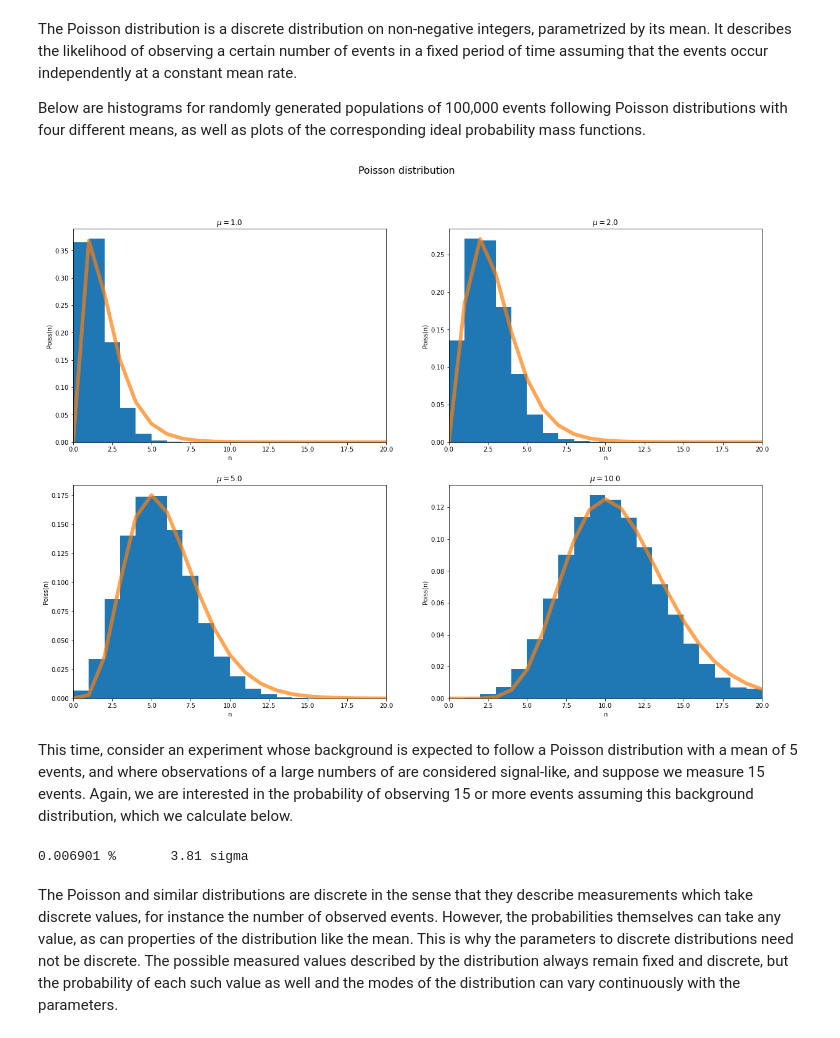
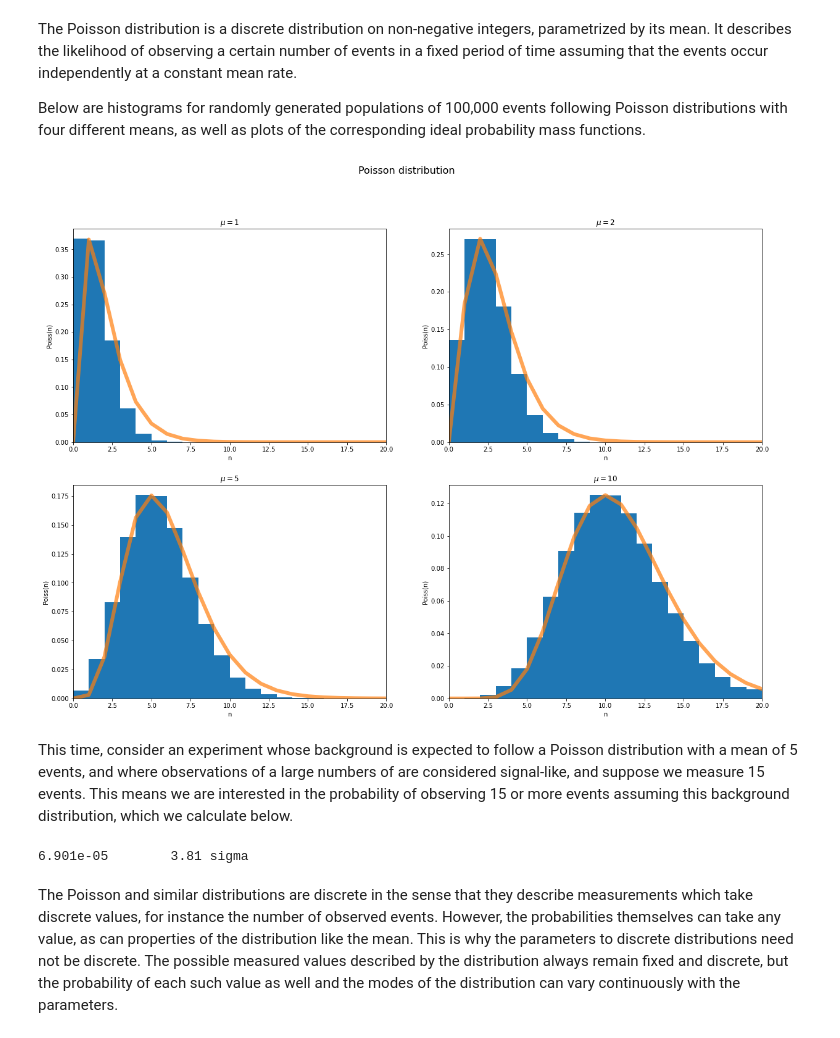
Before and after one commit to daultmccoy/phys434, a Jupyter notebook: Lab1.ipynb, the cells around one changed output. Saved outputs shown, nothing was run; the diff lists cells and outputs as text; code cells hidden in the pictures.

```diff
--- a/Lab1.ipynb
+++ b/Lab1.ipynb
@@ -87,32 +85,32 @@ Below are histograms for randomly generated populations of 100,000 events follow
 # %%
 xmin = 0
 xmax = 20
 x = range(0,xmax+1)
 
-mus = [1.0, 2.0, 5.0, 10.0]
+mus = [1, 2, 5, 10]
 
 fig, axs = plt.subplots(2,2, figsize=(20,14))
 for mu, ax in zip(mus, axs.flatten()):
     d = stats.poisson.rvs(mu, size=100000)
     ax.set_xlim([xmin,xmax])
     ax.hist(d, x, histtype='stepfilled', density=True)
     ax.plot(x, stats.poisson.pmf(mu,x), linewidth=6, alpha=0.7)
     ax.set_xlabel("n")
     ax.set_ylabel("Poiss(n)")
     ax.set_title(f"$\mu = {mu}$")
 fig.suptitle("Poisson distribution", fontsize=16)
 
 plt.show()
 # %% [output]
-[figure, old version]
+[figure, new version]
 # %% [markdown]
-This time, consider an experiment whose background is expected to follow a Poisson distribution with a mean of 5 events, and where observations of a large numbers of are considered signal-like, and suppose we measure 15 events. Again, we are interested in the probability of observing 15 or more events assuming this background distribution, which we calculate below.
+This time, consider an experiment whose background is expected to follow a Poisson distribution with a mean of 5 events, and where observations of a large numbers of are considered signal-like, and suppose we measure 15 events. This means we are interested in the probability of observing 15 or more events assuming this background distribution, which we calculate below.
 # %%
 measurement = 15
 prob = stats.poisson.sf(measurement, 5)
 sigma = stats.norm.isf(prob)
-print(f"{prob*100:.4} % \t {sigma:.3} sigma")
+print(f"{prob:.4} \t {sigma:.3} sigma")
 # %% [output]
-0.006901 %       3.81 sigma
+6.901e-05        3.81 sigma
 # %% [markdown]
 The Poisson and similar distributions are discrete in the sense that they describe measurements which take discrete values, for instance the number of observed events. However, the probabilities themselves can take any value, as can properties of the distribution like the mean. This is why the parameters to discrete distributions need not be discrete. The possible measured values described by the distribution always remain fixed and discrete, but the probability of each such value as well and the modes of the distribution can vary continuously with the parameters.
```
Also changed, not shown: parts of 6 cells of this notebook, 1 other file.
